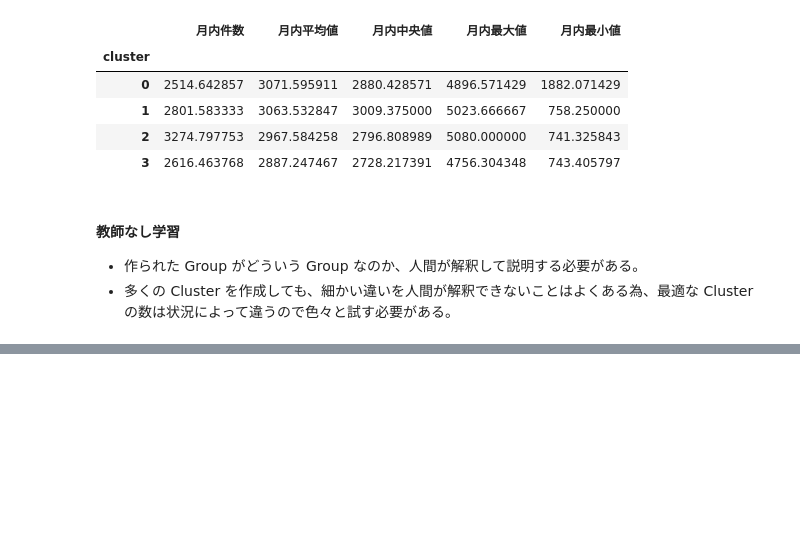
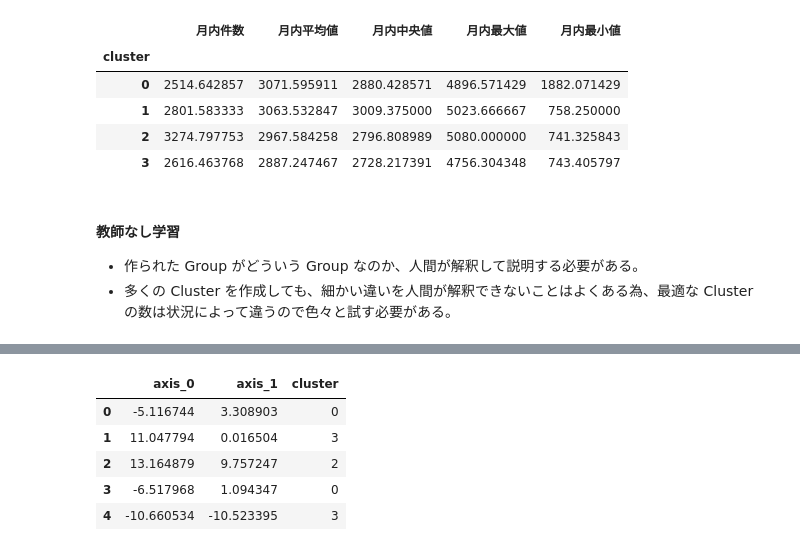
Before and after one commit to 1024xx4/machine_learning_system_100_knocks, a Jupyter notebook: section2/section2.ipynb, the cells around one changed output, grey strips where cells are left out. Cells and saved outputs as stored; diff of their text form; code cells hidden in the pictures; blank space fills up the shorter version.

```diff
--- a/section2/section2.ipynb
+++ b/section2/section2.ipynb
@@ -379,0 +385,17 @@ store_clustering.groupby('cluster').mean()
+# %%
+# t-SNE で次元削減
+from sklearn.manifold import TSNE
+
+tsne = TSNE(n_components=2, random_state=0)  # t-SNE を定義
+x = tsne.fit_transform(store_clustering_sc)  # Model を構築
+tsne_df = pd.DataFrame(x)  # DataFrame に格納
+tsne_df['cluster'] = store_clustering['cluster']  # Cluster の ID を連結
+tsne_df.columns = ['axis_0', 'axis_1', 'cluster']  # DataFrame の項目名を再設定
+tsne_df.head()
+# %% [output]
+|  | axis_0 | axis_1 | cluster |
+| 0 | -5.116744 | 3.308903 | 0 |
+| 1 | 11.047794 | 0.016504 | 3 |
+| 2 | 13.164879 | 9.757247 | 2 |
+| 3 | -6.517968 | 1.094347 | 0 |
+| 4 | -10.660534 | -10.523395 | 3 |
```
Also changed, not shown: parts of 4 cells of this notebook.
